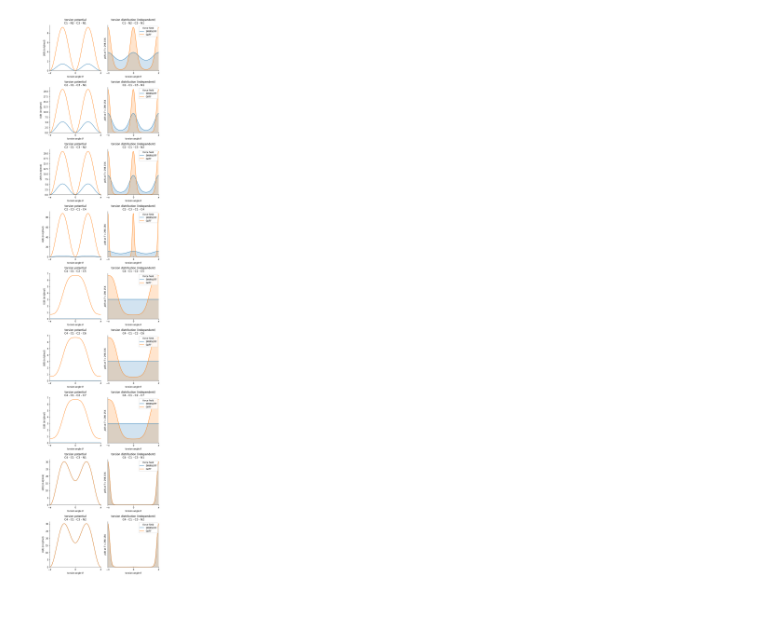
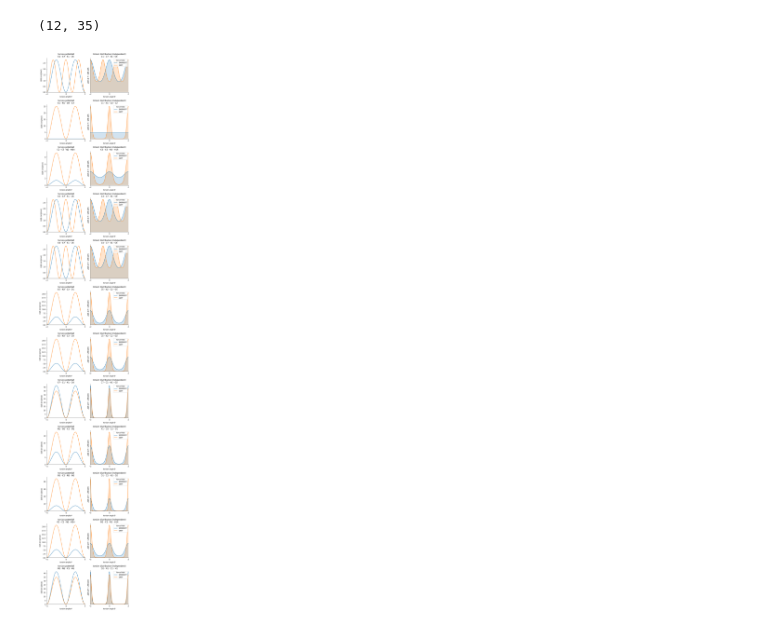
Before and after one commit to openforcefield/bayes-implicit-solvent, a Jupyter notebook: notebooks/compare slow aldicarb torsions in smirnoff vs. gaff.ipynb, the cells around one changed output. Saved outputs shown, nothing was run; the diff lists cells and outputs as text; code cells hidden in the pictures.

Commit message:
woops, fix bug -- also only plot torsions that are somewhat different in gaff vs smirnoff

```diff
--- a/notebooks/compare slow aldicarb torsions in smirnoff vs. gaff.ipynb
+++ b/notebooks/compare slow aldicarb torsions in smirnoff vs. gaff.ipynb
@@ -49,5 +53,5 @@ torsion_force_smirnoff.getNumTorsions()
 # %%
-mol, top, sys, pos = mol_top_sys_pos_list[-100]
+mol, top, sys, pos = mol_top_sys_pos_list[mol_ind]
 vacuum_sim_gaff = create_gaff_sim(mol, pos)
 vacuum_sim_smirnoff = create_smirnoff_sim(top, sys, pos)
 torsion_force_gaff = vacuum_sim_gaff.system.getForce(2)
@@ -67,5 +87,2 @@ len(pos)
 # %%
 from collections import defaultdict
-a = defaultdict(list)
-a[0].append(1)
-a
@@ -279,4 +323,5 @@ for torsion_tuple in torsions_in_common:
 # %%
+torsion_distributions = []
 for torsion_tuple in torsions_in_common:
     plt.figure()
     ax = plt.subplot(1,1,1)
@@ -287,25 +332,25 @@ for torsion_tuple in torsions_in_common:
 
 
     # plot smirnoff
+    p_smirnoff = compute_torsion_distribution(
+                 theta,smirnoff_torsions[torsion_tuple])
     plt.plot(theta,
-             compute_torsion_distribution(
-                 theta,smirnoff_torsions[torsion_tuple]),
+             p_smirnoff,
              label='SMIRNOFF', **plot_kwargs)
     plt.fill_between(theta,
-             compute_torsion_distribution(
-                 theta,smirnoff_torsions[torsion_tuple]), **fill_kwargs)
+             p_smirnoff, **fill_kwargs)
 
 
     # plot gaff
+    p_gaff = compute_torsion_distribution(
+                 theta,gaff_torsions[torsion_tuple])
     plt.plot(theta,
-             compute_torsion_distribution(
-                 theta,gaff_torsions[torsion_tuple]),
+             p_gaff,
              label='GAFF')
     plt.fill_between(theta,
-             compute_torsion_distribution(
-                 theta,gaff_torsions[torsion_tuple]), **fill_kwargs)
+             p_gaff, **fill_kwargs)
 
-
+    torsion_distributions.append((p_gaff, p_smirnoff))
 
     plt.legend(title='force field', loc='upper right')
 
@@ -332,10 +381,19 @@ for torsion_tuple in torsions_in_common:
+# %%
+from scipy.stats import entropy
+relative_entropies = [entropy(p_gaff, p_smirnoff) for (p_gaff, p_smirnoff) in torsion_distributions]
+
+interesting_torsions = [torsion_tuple for (i, torsion_tuple) in enumerate(torsions_in_common) if relative_entropies[i] > 1e-2]
+# %%
+len(interesting_torsions), len(torsions_in_common)
+# %% [output]
+(12, 35)
 # %%
-n_rows = len(torsions_in_common)
+n_rows = len(interesting_torsions)
 n_cols = 2
 plt.figure(figsize=(4*n_cols,4*n_rows))
 
 i = 0
-for torsion_tuple in torsions_in_common:
+for torsion_tuple in interesting_torsions:
     # energies
     i += 1
     ax = plt.subplot(n_rows, n_cols, i)
@@ -388,31 +446,31 @@ for torsion_tuple in torsions_in_common:
                  theta,smirnoff_torsions[torsion_tuple]), **fill_kwargs)
 
 
     # plot gaff implied equilibrium distribution
     plt.plot(theta,
              compute_torsion_distribution(
                  theta,gaff_torsions[torsion_tuple]),
              label='GAFF')
     plt.fill_between(theta,
              compute_torsion_distribution(
                  theta,gaff_torsions[torsion_tuple]), **fill_kwargs)
 
 
 
     plt.legend(title='force field', loc='upper right')
 
     plt.xlim(-np.pi, np.pi)
     plt.xticks([-np.pi, 0, np.pi], [r'$-\pi$', '0', r'$\pi$'])
     plt.xlabel(r'torsion angle $\theta$')
 
     plt.ylim(0,)
     plt.yticks([])
     plt.ylabel(r'$p(\theta)$ at $T=$298.15K')
 
     ax.spines['top'].set_visible(False)
     ax.spines['right'].set_visible(False)
 
 plt.tight_layout()
 plt.savefig('aldicarb-torsions-comparison-gaff.png', bbox_inches='tight')
 # %% [output]
-[figure, old version]
+[figure, new version]
```
Also changed, not shown: parts of 22 cells of this notebook, 1 other file.
